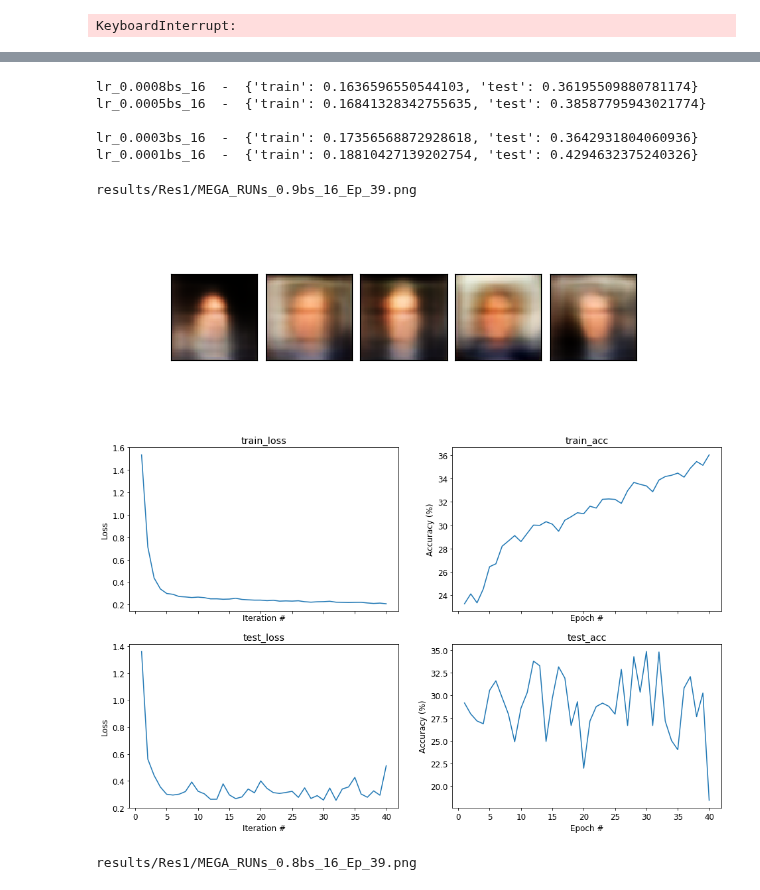
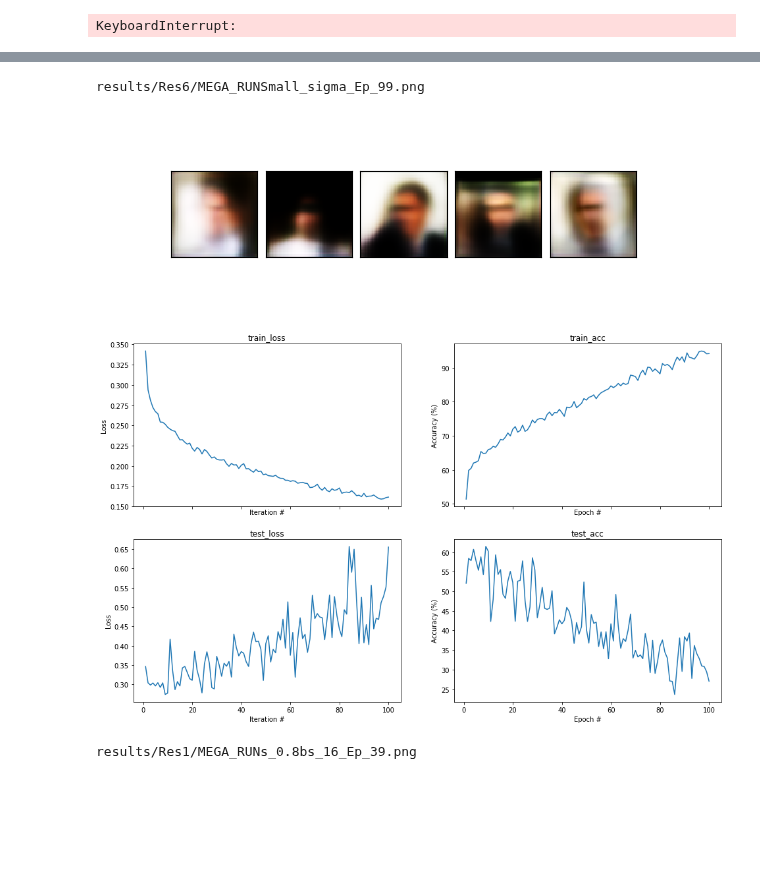
Before and after one commit to natsala13/cs236605-hw3, a Jupyter notebook: Part2_VAE.ipynb, the cells around one changed output, grey strips where cells are left out. Drawn from its saved outputs; the diff is of its cells as text; code cells hidden in the pictures; blank space fills up the shorter version.

```diff
--- a/Part2_VAE.ipynb
+++ b/Part2_VAE.ipynb
@@ -524,11 +516,11 @@ from cs236605.plot import plot_fit
 from IPython.display import Image
 
 
-def plotResults(description,RunName):
+def plotResults(description,RunName,init_name):
     Res = 'results/'
-    exp = Res + RunName + '/MEGA_RUN' + description + '.json'
+    exp = Res + RunName + '/' + init_name + description + '.json'
 
-    imagefile = Res + RunName + '/MEGA_RUN' + description + '_Ep_39.png'
+    imagefile = Res + RunName + '/' + init_name + description + '_Ep_99.png'
 
 
     cfg, fit_res = load_experiment(exp)
@@ -590,27 +549,11 @@ Image(f)
-# %%
-RES1 = './results/Res4/'
-
-D = np.load(RES1 + 'RunFinal.npy').item()
-i = 0
-for key in D.keys():
-    print(key , ' - ' ,D[key])
-    i+= 1
-    if i % 2 == 0:
-        print()
-# %% [output]
-lr_0.0008bs_16  -  {'train': 0.1636596550544103, 'test': 0.36195509880781174}
-lr_0.0005bs_16  -  {'train': 0.16841328342755635, 'test': 0.38587795943021774}
-
-lr_0.0003bs_16  -  {'train': 0.17356568872928618, 'test': 0.3642931804060936}
-lr_0.0001bs_16  -  {'train': 0.18810427139202754, 'test': 0.4294632375240326}
 # %%
-filename = plotResults('s_0.9bs_16', 'Res1')
+filename = plotResults('Small_sigma', 'Res6' , 'MEGA_RUN')
 print(filename)
 Image(filename)
 # %% [output]
-results/Res1/MEGA_RUNs_0.9bs_16_Ep_39.png
+results/Res6/MEGA_RUNSmall_sigma_Ep_99.png
-[figure, old version]
+[figure, new version]
-[figure, old version]
+[figure, new version]
 # %%
 filename = plotResults('s_0.8bs_16', 'Res1')
 print(filename)
```
Also changed, not shown: parts of 14 cells of this notebook, 1 other file.
